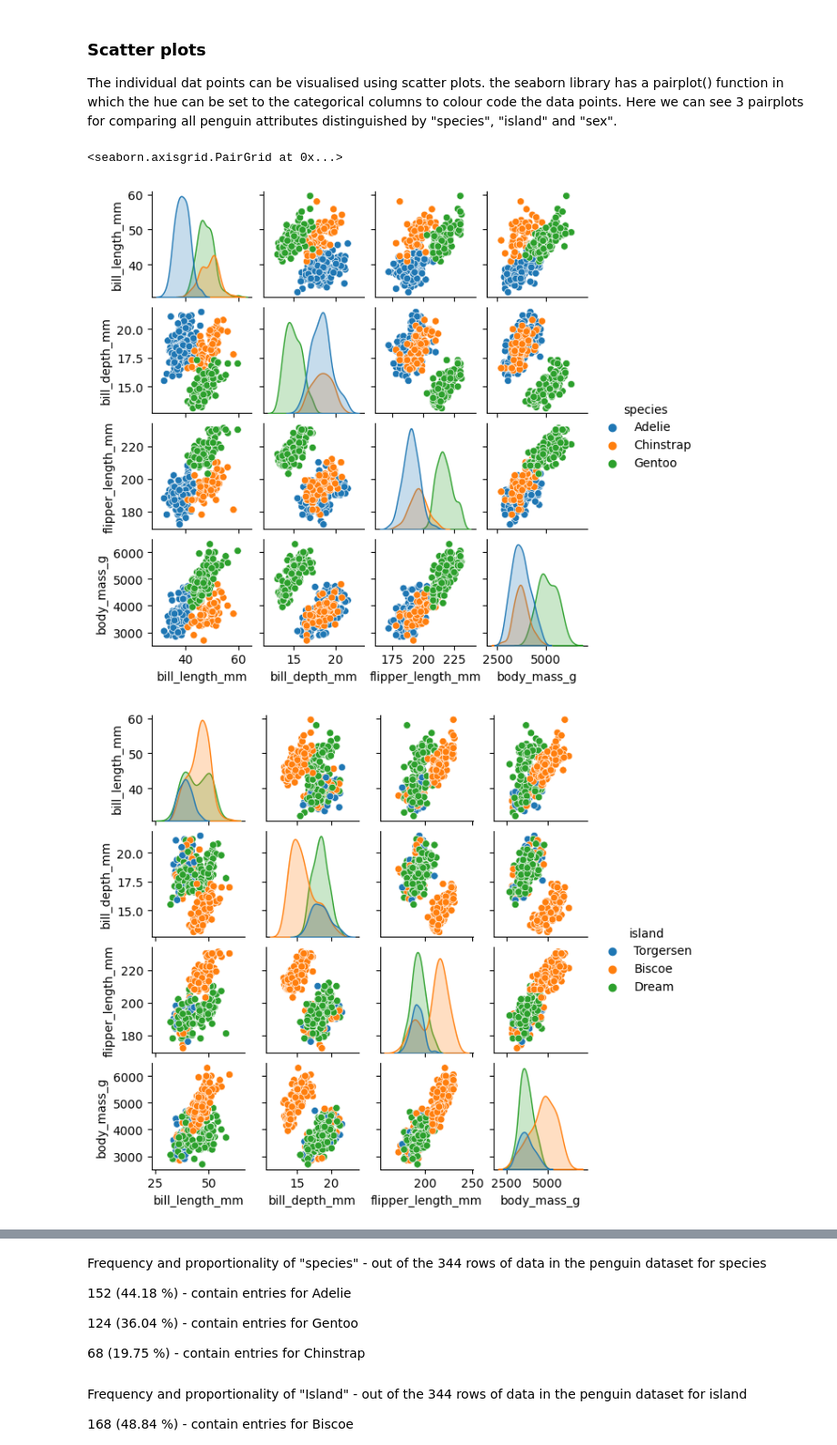
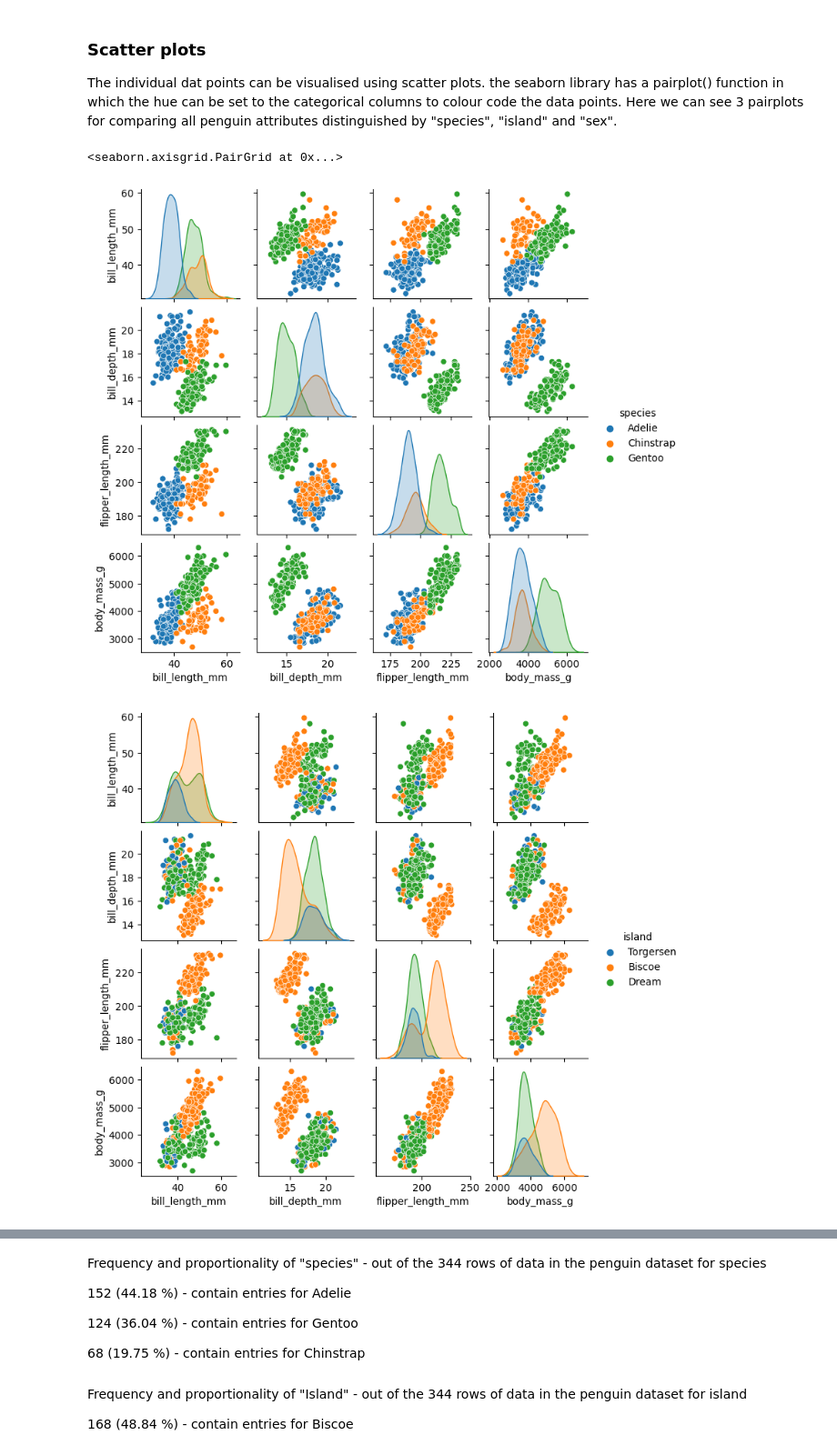
Before and after one commit to shanekeenan/fundamentals_of_data_analysis, a Jupyter notebook: tasks.ipynb, the cells around one changed output, grey strips where cells are left out. Shown at 91% size. Saved outputs shown, nothing was run; the diff lists cells and outputs as text; code cells hidden in the pictures.

```diff
--- a/tasks.ipynb
+++ b/tasks.ipynb
@@ -530,10 +531,10 @@ let's first have a quick look at the overall data set using seaborn pairplots -
 
 The individual dat points can be visualised using scatter plots. the seaborn library has a pairplot() function in which the hue can be set to the categorical columns to colour code the data points. Here we can see 3 pairplots for comparing all penguin attributes distinguished by "species", "island" and "sex".
 # %%
-sns.pairplot(data, hue = "species", height=1.5)
-sns.pairplot(data, hue = "island", height=1.5)
-sns.pairplot(data, hue = "sex", height=1.5)
+sns.pairplot(data, hue = "species", height=1.8)
+sns.pairplot(data, hue = "island", height=1.8)
+sns.pairplot(data, hue = "sex", height=1.8)
 # %% [output]
 <seaborn.axisgrid.PairGrid at 0x...>
-[figure, old version]
+[figure, new version]
-[figure, old version]
+[figure, new version]
```
Also changed, not shown: parts of 5 cells of this notebook, 1 other file.
